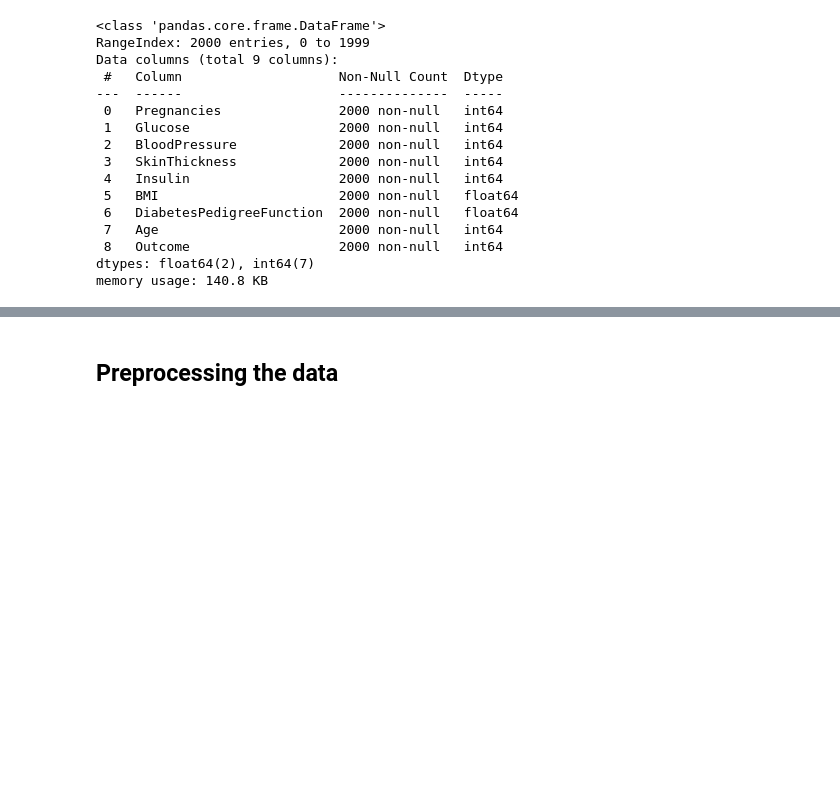
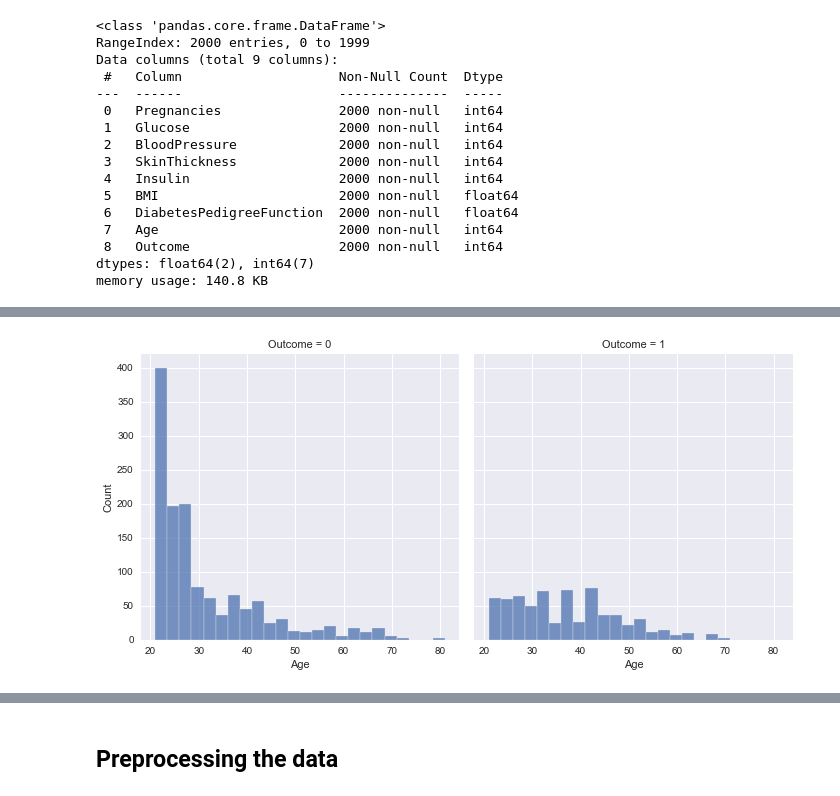
Before and after one commit to Ahmed-Alsardi/CS364_ml_project, a Jupyter notebook: main.ipynb, the cells around one changed output, grey strips where cells are left out. Drawn from its saved outputs; the diff is of its cells as text; code cells hidden in the pictures; blank space fills up the shorter version.

```diff
--- a/main.ipynb
+++ b/main.ipynb
@@ -113 +161,6 @@ df.corr()
+# %%
+sns.displot(data=df, x="Age", col="Outcome")
+plt.show()
+# %% [output]
+[figure, added]
 # %%
```
Also changed, not shown: parts of 76 cells of this notebook.
